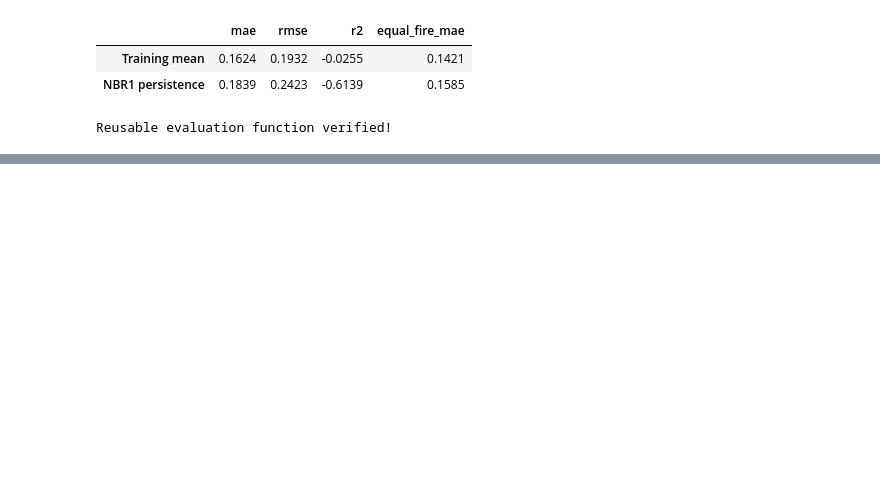
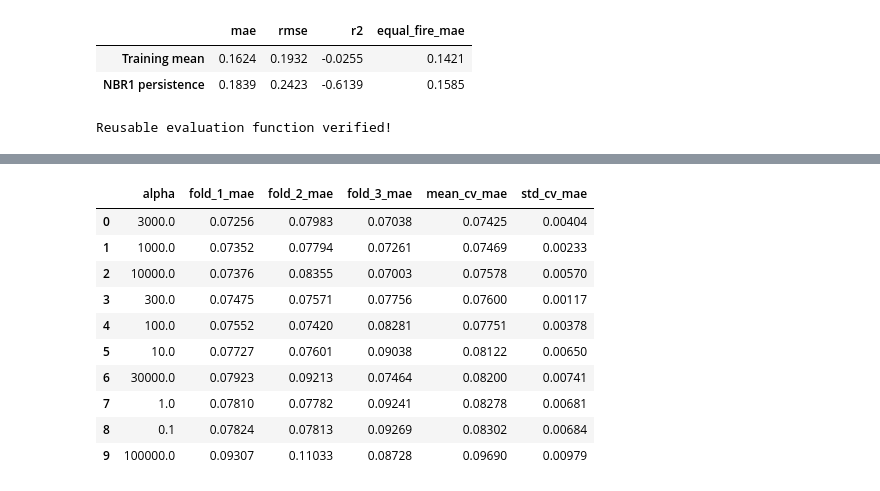
Before and after one commit to Vasant-Tholappa/wildfire-recovery-forecasting, a Jupyter notebook: notebooks/phase5_ml.ipynb, the cells around one changed output, grey strips where cells are left out. Saved outputs shown, nothing was run; the diff lists cells and outputs as text; code cells hidden in the pictures; blank space fills up the shorter version.

Commit message:
Record fire-grouped Ridge results and reusable preprocessing

```diff
--- a/notebooks/phase5_ml.ipynb
+++ b/notebooks/phase5_ml.ipynb
@@ -330,0 +384,17 @@ Reusable evaluation function verified!
+# %%
+from wildfire_recovery_forecasting.modeling import build_ridge_pipeline
+
+ridge_pipeline = build_ridge_pipeline(features, alpha=1.0)
+preprocessor = ridge_pipeline.named_steps["preprocess"]
+
+# 3. Check that validation inputs are also complete
+assert X_val[ridge_features].notna().all().all()
+
+print("Ridge pipeline created!")
+print("\nPipeline steps:")
+for name, component in ridge_pipeline.steps:
+    print(f"  {name}: {component.__class__.__name__}")
+
+print("\nNumerical features:", len(numeric_features))
+print("Categorical features:", len(categorical_features))
+print("Ready for training and cross-validation.")
@@ -330,0 +583,63 @@ Reusable evaluation function verified!
+# %%
+
+final_alphas = [10000.0, 30000.0, 100000.0]
+final_results = []
+
+for alpha in final_alphas:
+    fold_maes = []
+
+    for train_idx, holdout_idx in cv_splits:
+        model = clone(ridge_pipeline)
+        model.set_params(model__alpha=alpha)
+
+        model.fit(
+            X_train.iloc[train_idx][ridge_features],
+            y_train.iloc[train_idx]
+        )
+
+        predictions = model.predict(
+            X_train.iloc[holdout_idx][ridge_features]
+        )
+
+        fold_maes.append(
+            mean_absolute_error(
+                y_train.iloc[holdout_idx],
+                predictions
+            )
+        )
+
+    final_results.append({
+        "alpha": alpha,
+        "fold_1_mae": fold_maes[0],
+        "fold_2_mae": fold_maes[1],
+        "fold_3_mae": fold_maes[2],
+        "mean_cv_mae": np.mean(fold_maes),
+        "std_cv_mae": np.std(fold_maes)
+    })
+
+cv_results_df = (
+    pd.concat(
+        [cv_results_df, pd.DataFrame(final_results)],
+        ignore_index=True
+    )
+    .drop_duplicates(subset="alpha")
+    .sort_values("mean_cv_mae")
+    .reset_index(drop=True)
+)
+
+display(cv_results_df.round(5))
+
+best_alpha = float(cv_results_df.iloc[0]["alpha"])
+print("Selected alpha:", best_alpha)
+# %% [output]
+|  | alpha | fold_1_mae | fold_2_mae | fold_3_mae | mean_cv_mae | std_cv_mae |
+| 0 | 3000.0 | 0.07256 | 0.07983 | 0.07038 | 0.07425 | 0.00404 |
+| 1 | 1000.0 | 0.07352 | 0.07794 | 0.07261 | 0.07469 | 0.00233 |
+| 2 | 10000.0 | 0.07376 | 0.08355 | 0.07003 | 0.07578 | 0.00570 |
+| 3 | 300.0 | 0.07475 | 0.07571 | 0.07756 | 0.07600 | 0.00117 |
+| 4 | 100.0 | 0.07552 | 0.07420 | 0.08281 | 0.07751 | 0.00378 |
+| 5 | 10.0 | 0.07727 | 0.07601 | 0.09038 | 0.08122 | 0.00650 |
+| 6 | 30000.0 | 0.07923 | 0.09213 | 0.07464 | 0.08200 | 0.00741 |
+| 7 | 1.0 | 0.07810 | 0.07782 | 0.09241 | 0.08278 | 0.00681 |
+| 8 | 0.1 | 0.07824 | 0.07813 | 0.09269 | 0.08302 | 0.00684 |
+| 9 | 100000.0 | 0.09307 | 0.11033 | 0.08728 | 0.09690 | 0.00979 |
```
Also changed, not shown: parts of 11 cells of this notebook, 4 other files.
